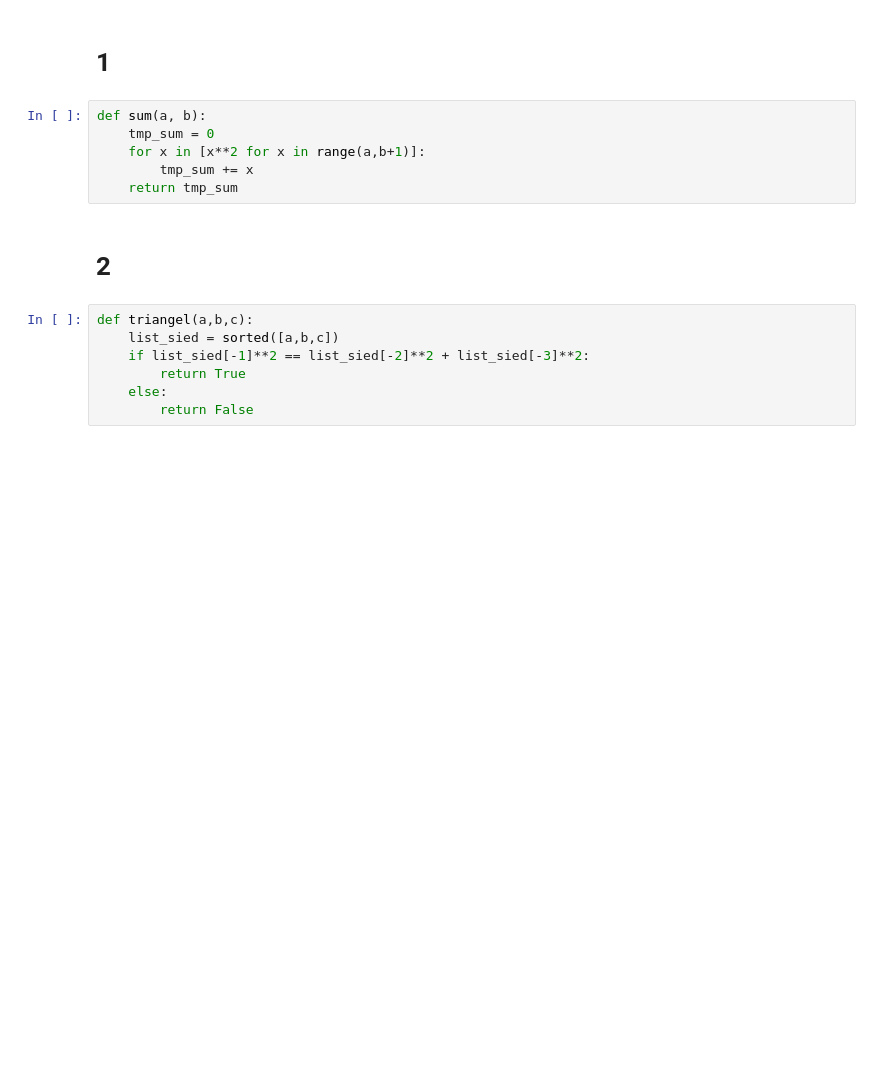
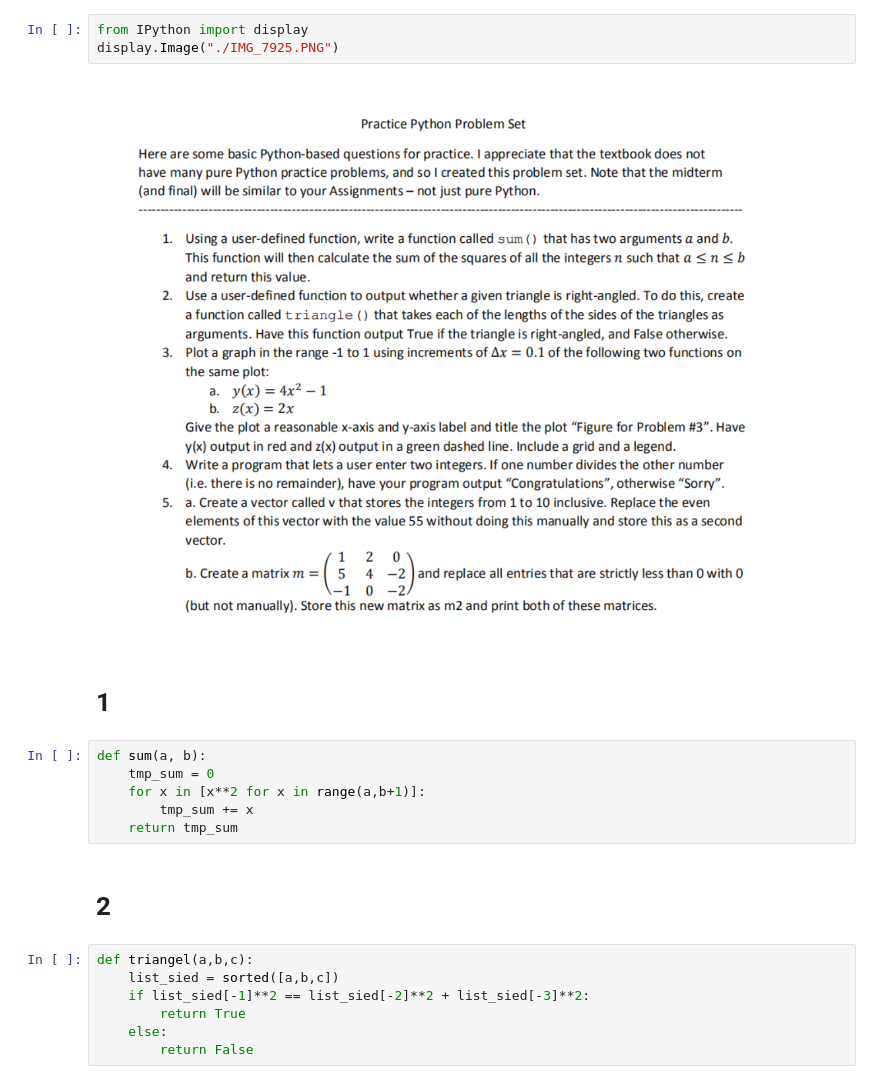
Before and after one commit to lexabak3/python_helpfull_staff, a Jupyter notebook: Practice_Python_Problem_Set.ipynb, the cells around one changed output. Cells and saved outputs as stored; diff of their text form; blank space fills up the shorter version.

```diff
--- a/Practice_Python_Problem_Set.ipynb
+++ b/Practice_Python_Problem_Set.ipynb
@@ -1,3 +1,8 @@
+# %%
+from IPython import display
+display.Image("./IMG_7925.PNG")
+# %% [output]
+[figure, added]
 # %% [markdown]
 # 1
 # %%
```
Also changed, not shown: 1 other file.
